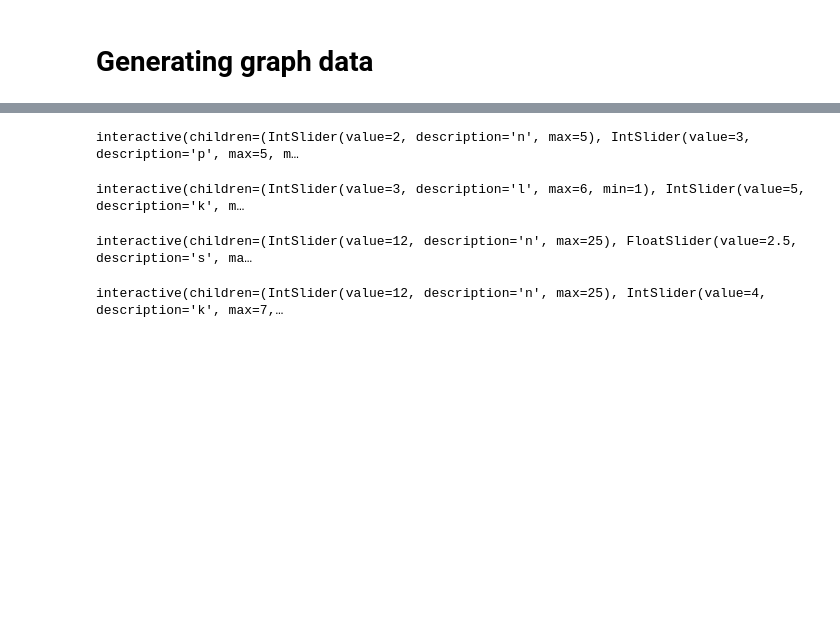
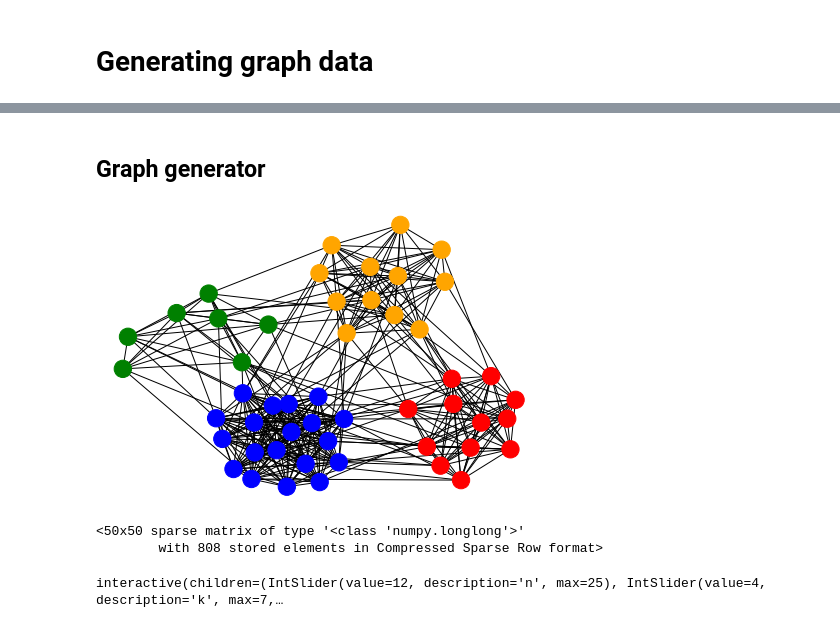
Before and after one commit to nishai/Graph-Network-Transfer, a Jupyter notebook: Generating graph data.ipynb, the cells around one changed output, grey strips where cells are left out. Drawn from its saved outputs; the diff is of its cells as text; code cells hidden in the pictures; blank space fills up the shorter version.

Commit message:
Added clustered graph generator

```diff
--- a/Generating graph data.ipynb
+++ b/Generating graph data.ipynb
@@ -80,30 +8,2 @@ interactive(children=(IntSlider(value=12, description='n', max=25), FloatSlider(
-# %%
-def f(n,p,q):
-    g = nx.navigable_small_world_graph(n,p,q)
-    nx.draw(g)
-    plt.show()
-
-interactive_plot = interactive(f, n=(0,5), p=(1,5), q=(0,5))
-interactive_plot
-# %% [output]
-interactive(children=(IntSlider(value=2, description='n', max=5), IntSlider(value=3, description='p', max=5, m…
-# %%
-def f(l,k):
-    g = nx.connected_caveman_graph(l,k)
-    nx.draw(g)
-    plt.show()
-
-interactive_plot = interactive(f, l=(1,6), k=(1,10))
-interactive_plot
-# %% [output]
-interactive(children=(IntSlider(value=3, description='l', max=6, min=1), IntSlider(value=5, description='k', m…
-# %%
-def f(n,s,v,p_in,p_out):
-    g = nx.gaussian_random_partition_graph(n,s,v,p_in, p_out)
-    nx.draw(g)
-    plt.show()
-
-interactive_plot = interactive(f, n=(0,25), s=(0.0,5.0), v=(0.1,2.0), p_in=(0.0,1.0), p_out=(0.0,1.0))
-interactive_plot
-# %% [output]
-interactive(children=(IntSlider(value=12, description='n', max=25), FloatSlider(value=2.5, description='s', ma…
+# %% [markdown]
+## Graph generator
@@ -110,3 +55,29 @@ interactive(children=(IntSlider(value=12, description='n', max=25), FloatSlider(
+# %%
+dist_params = [
+    (5, 0.9),
+    (3, 0.4),
+    (-1, 0.5),
+    (0,0.1)
+]
+
+G, clusters = generate_graph(
+        num_nodes=50,
+        num_clusters=4,
+        num_features=10,
+        dist_params=dist_params,
+        p=0.8,
+        q=0.15
+    )
+
+colours = ['red', 'blue', 'green', 'orange', 'pink', 'yellow', 'gray']
+nx.draw(G, node_color=[colours[c] for c in clusters.values()])
+# %% [output]
+[figure, added]
+# %%
+nx.adjacency_matrix(G)
+# %% [output]
+<50x50 sparse matrix of type '<class 'numpy.longlong'>'
+        with 808 stored elements in Compressed Sparse Row format>
 # %%
 def f(n,k):
     g = nx.windmill_graph(n,k)
```
Also changed, not shown: parts of 9 cells of this notebook.
